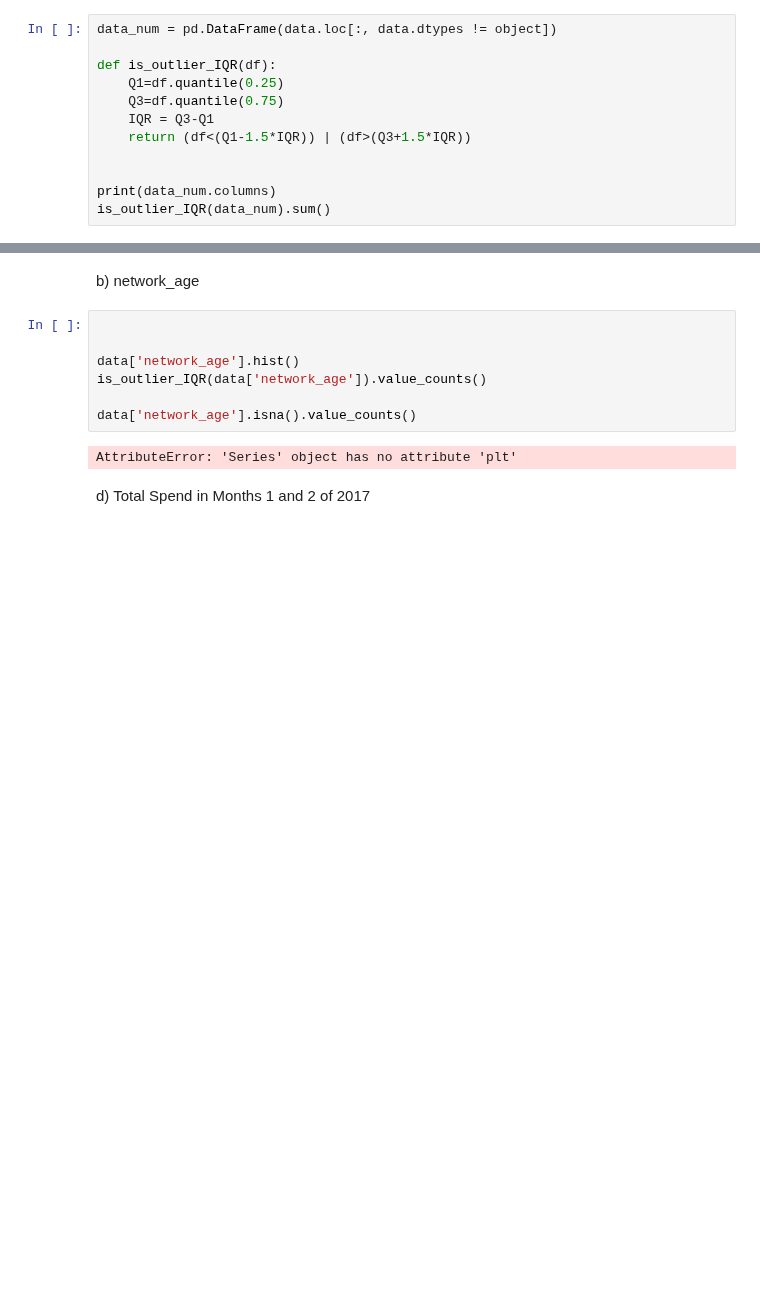
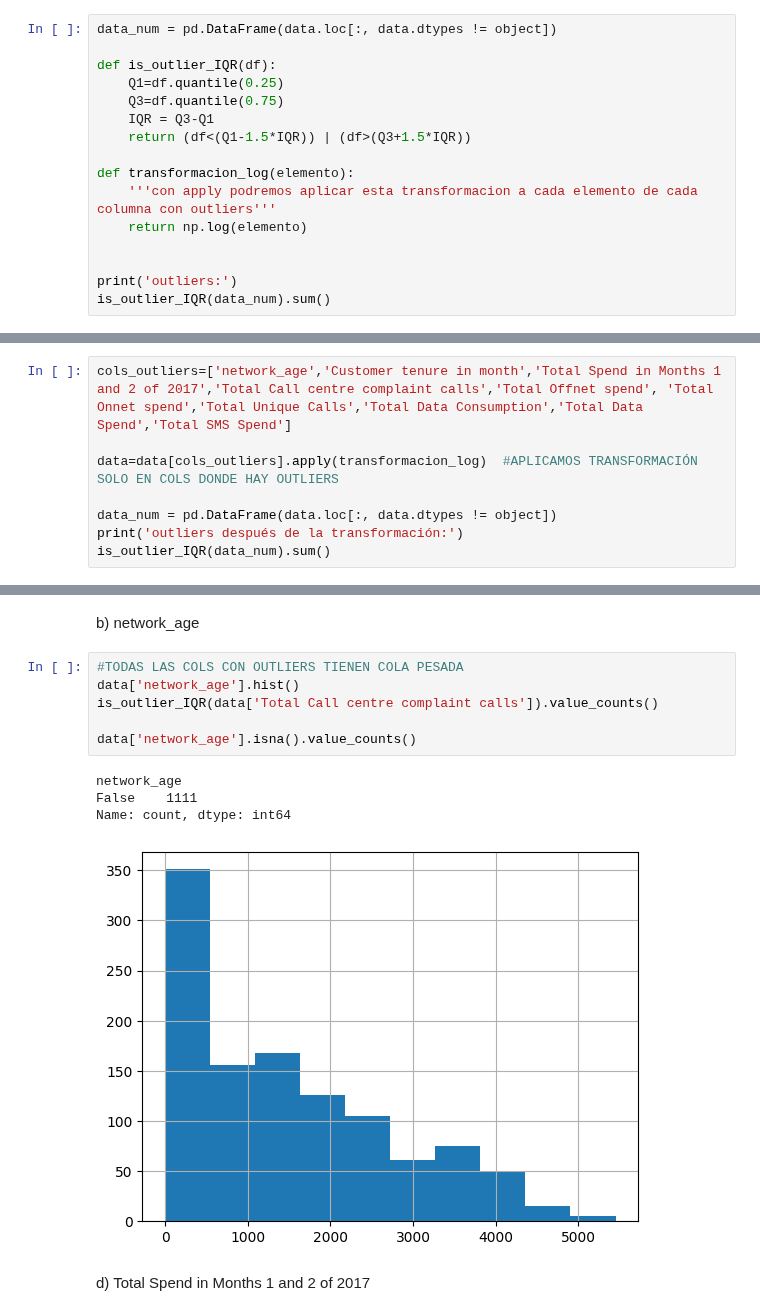
Before and after one commit to daviloncio/repositorio2, a Jupyter notebook: p3_aa/aa_p3.ipynb, the cells around one changed output, grey strips where cells are left out. Cells and saved outputs as stored; diff of their text form; blank space fills up the shorter version.

```diff
--- a/p3_aa/aa_p3.ipynb
+++ b/p3_aa/aa_p3.ipynb
@@ -14,7 +12,11 @@ def is_outlier_IQR(df):
     IQR = Q3-Q1
     return (df<(Q1-1.5*IQR)) | (df>(Q3+1.5*IQR))
 
+def transformacion_log(elemento):
+    '''con apply podremos aplicar esta transformacion a cada elemento de cada columna con outliers'''
+    return np.log(elemento)
 
-print(data_num.columns)
+
+print('outliers:')
 is_outlier_IQR(data_num).sum()
 # %% [output]
@@ -58,0 +36,8 @@ dtype: int64
+# %%
+cols_outliers=['network_age','Customer tenure in month','Total Spend in Months 1 and 2 of 2017','Total Call centre complaint calls','Total Offnet spend', 'Total Onnet spend','Total Unique Calls','Total Data Consumption','Total Data Spend','Total SMS Spend']
+
+data=data[cols_outliers].apply(transformacion_log)  #APLICAMOS TRANSFORMACIÓN SOLO EN COLS DONDE HAY OUTLIERS
+
+data_num = pd.DataFrame(data.loc[:, data.dtypes != object])
+print('outliers después de la transformación:')
+is_outlier_IQR(data_num).sum()
@@ -59,14 +134,16 @@ dtype: int64
 # %% [markdown]
 b) network_age
 # %%
-
-
+#TODAS LAS COLS CON OUTLIERS TIENEN COLA PESADA
 data['network_age'].hist()
-is_outlier_IQR(data['network_age']).value_counts()
+is_outlier_IQR(data['Total Call centre complaint calls']).value_counts()
 
 data['network_age'].isna().value_counts()
 # %% [output]
-AttributeError: 'Series' object has no attribute 'plt'
+network_age
+False    1111
+Name: count, dtype: int64
+[figure, added]
 # %% [markdown]
 d) Total Spend in Months 1 and 2 of 2017
 # %% [markdown]
```
Also changed, not shown: parts of 10 cells of this notebook.
